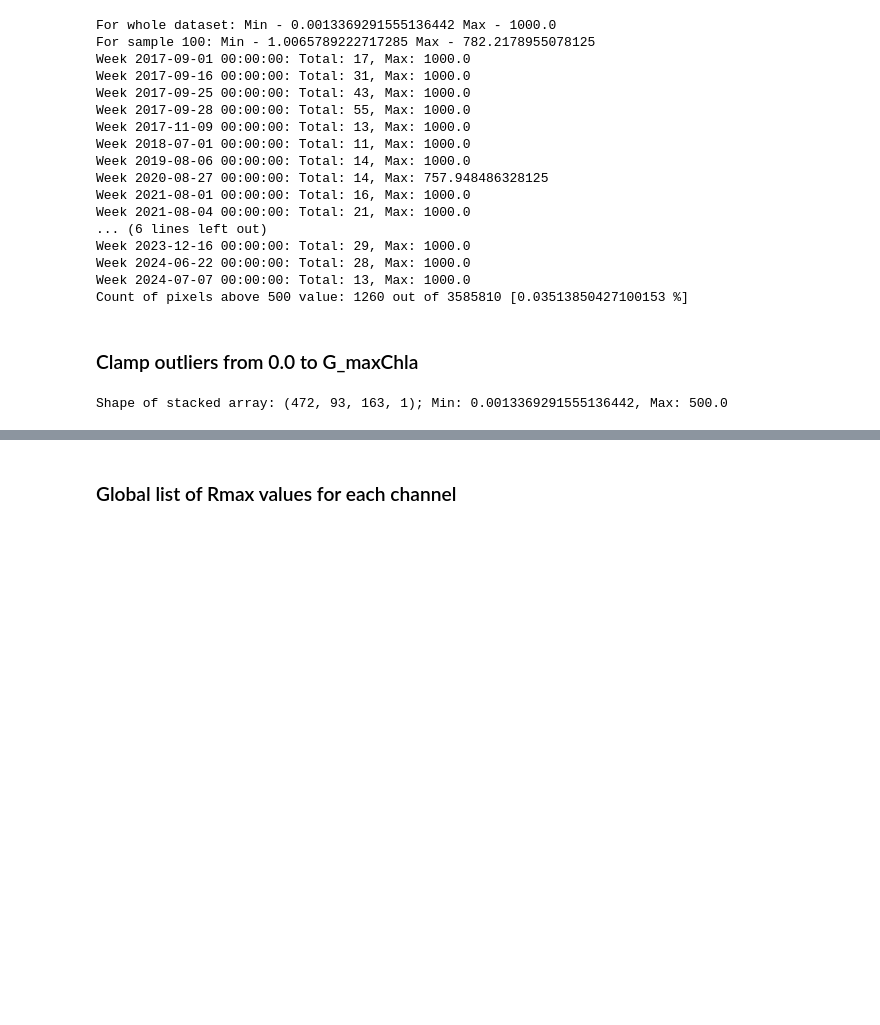
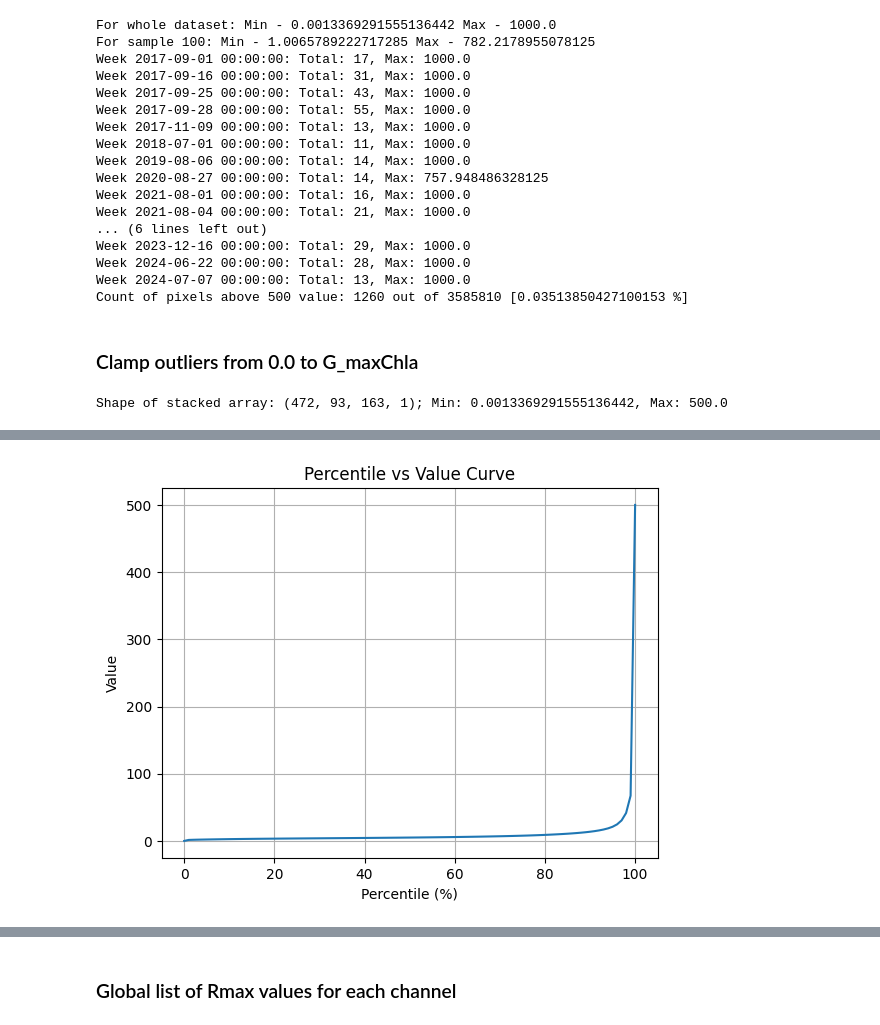
Before and after one commit to j-b-cox/HAB-F-Capstone, a Jupyter notebook: Notebooks/Chla-S3-LSTM.ipynb, the cells around one changed output, grey strips where cells are left out. Drawn from its saved outputs; the diff is of its cells as text; code cells hidden in the pictures; blank space fills up the shorter version.

```diff
--- a/Notebooks/Chla-S3-LSTM.ipynb
+++ b/Notebooks/Chla-S3-LSTM.ipynb
@@ -582 +603,16 @@ Shape of stacked array: (472, 93, 163, 1); Min: 0.0013369291555136442, Max: 500.
+# %%
+import numpy as np
+import matplotlib.pyplot as plt
+
+x = stacked_array[:,:,:,0]
+x = x[np.isfinite(x)]
+
+percentiles = np.percentile(x, np.arange(0, 101, 1))
+plt.plot(np.arange(101), percentiles)
+plt.title("Percentile vs Value Curve")
+plt.xlabel("Percentile (%)")
+plt.ylabel("Value")
+plt.grid(True)
+# %% [output]
+[figure, added]
 # %%
```
Also changed, not shown: parts of 22 cells of this notebook.
